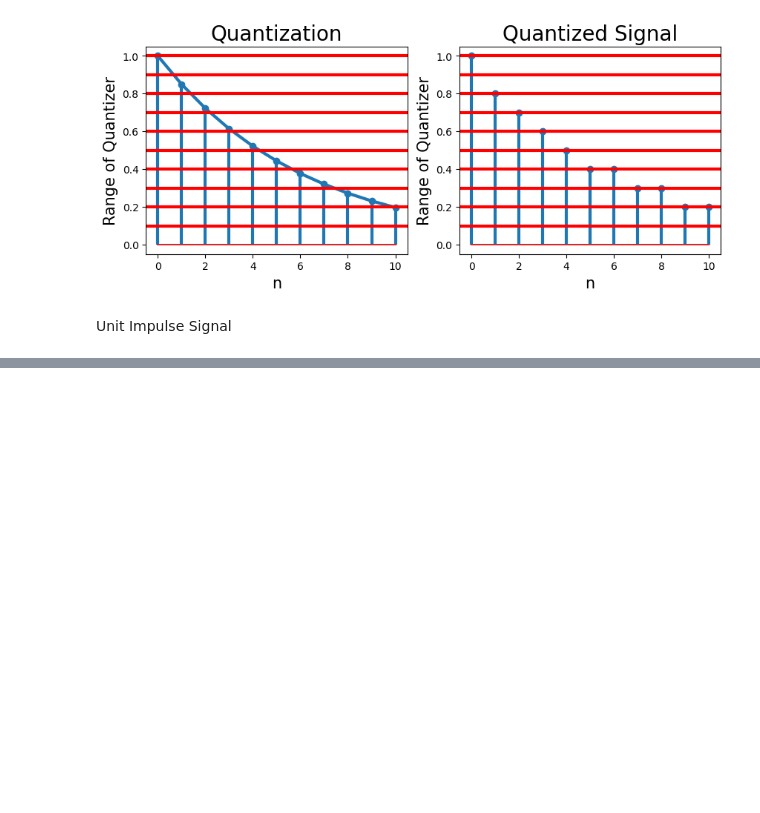
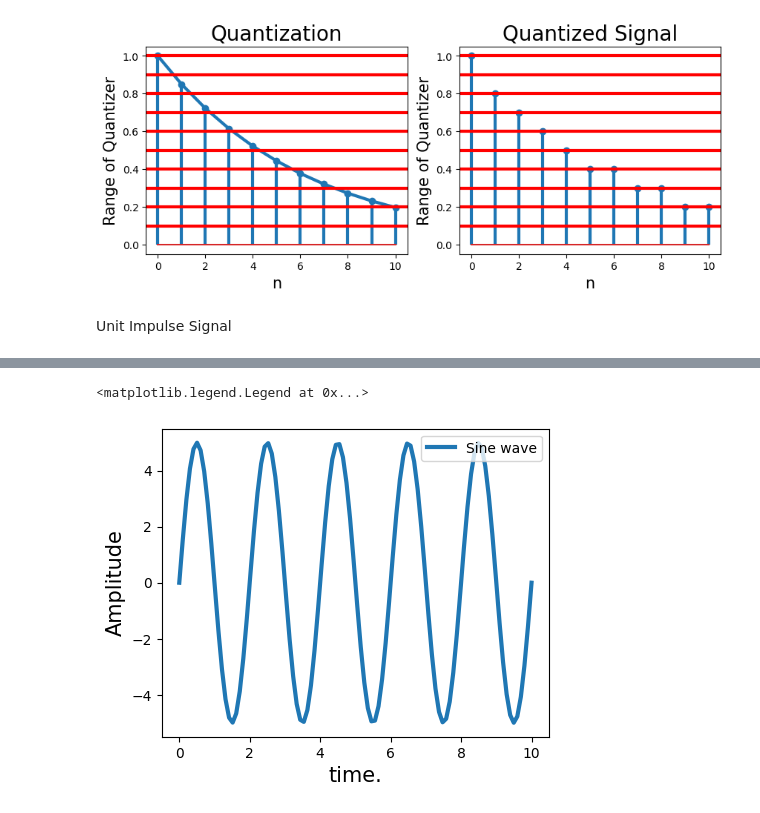
Before and after one commit to ThieuDuong0111/Digital-Signal-Processing, a Jupyter notebook: FSB/Kaggle/signal-processing.ipynb, the cells around one changed output, grey strips where cells are left out. Cells and saved outputs as stored; diff of their text form; code cells hidden in the pictures; blank space fills up the shorter version.

```diff
--- a/FSB/Kaggle/signal-processing.ipynb
+++ b/FSB/Kaggle/signal-processing.ipynb
@@ -90,0 +128,10 @@ Unit Impulse Signal
+# %%
+plt.figure(figsize=(5, 4))
+plt.plot(t, x, linewidth=3, label='Sine wave')
+
+plt.xlabel('time.', fontsize=15)
+plt.ylabel('Amplitude', fontsize=15)
+plt.legend(fontsize=10, loc='upper right')
+# %% [output]
+<matplotlib.legend.Legend at 0x...>
+[figure, added]
```
Also changed, not shown: parts of 4 cells of this notebook, 1 other file.
